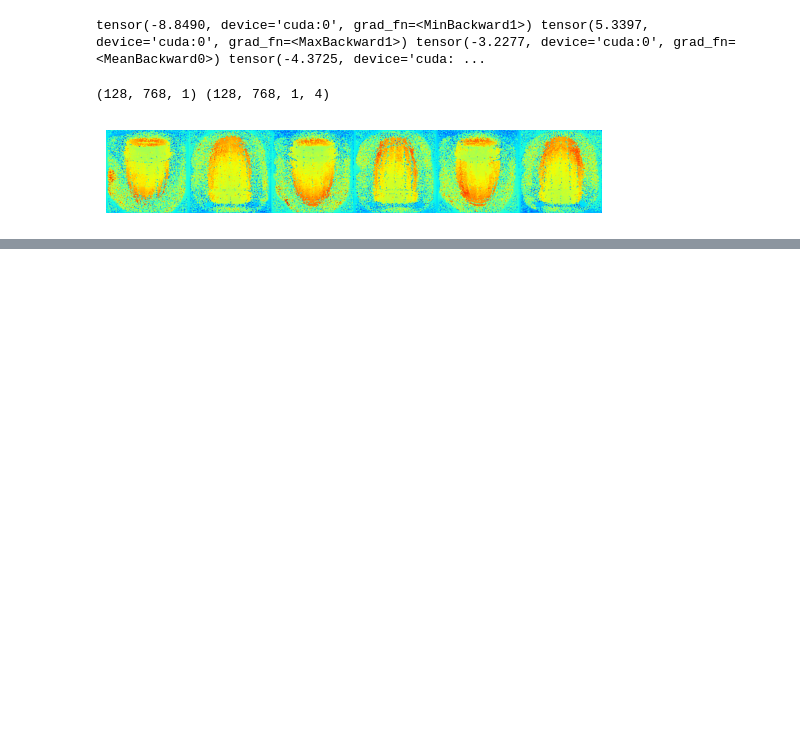
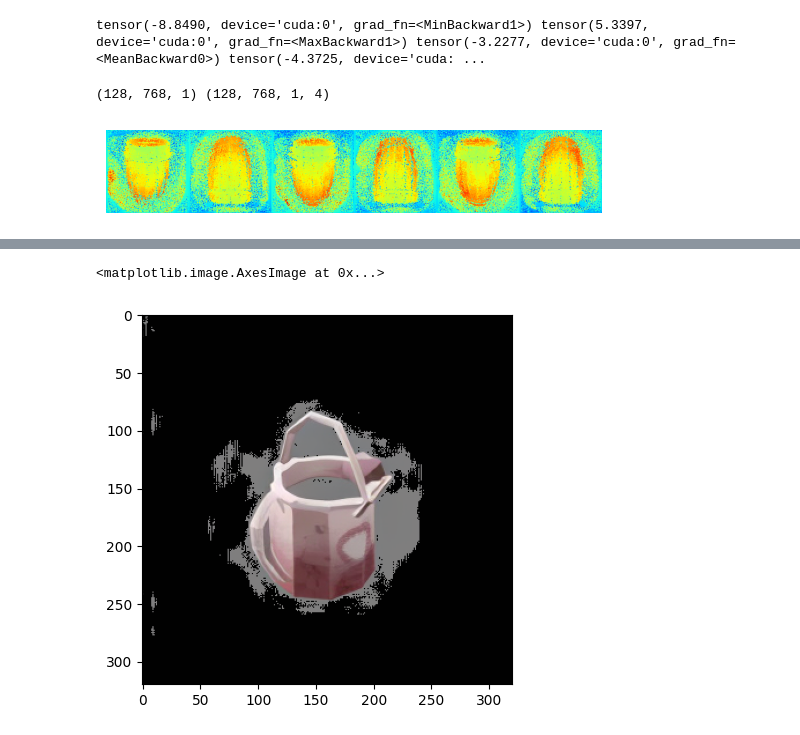
Before and after one commit to mengxuyiGit/LGM, a Jupyter notebook: notebook_cuda.ipynb, the cells around one changed output, grey strips where cells are left out. Drawn from its saved outputs; the diff is of its cells as text; code cells hidden in the pictures; blank space fills up the shorter version.

```diff
--- a/notebook_cuda.ipynb
+++ b/notebook_cuda.ipynb
@@ -304,0 +603,11 @@ plt.show()
+# %%
+import matplotlib.pyplot as plt
+
+plt.imshow(mv_image[0])
+plt.imshow(bg_mask.astype(np.uint8)*255)
+
+img_no_bg = mv_image[0] * (1 - bg_mask[...,None]) + bg_mask[...,None]
+plt.imshow(img_no_bg)
+# %% [output]
+<matplotlib.image.AxesImage at 0x...>
+[figure, added]
```
Also changed, not shown: parts of 25 cells of this notebook, 1 other file.
